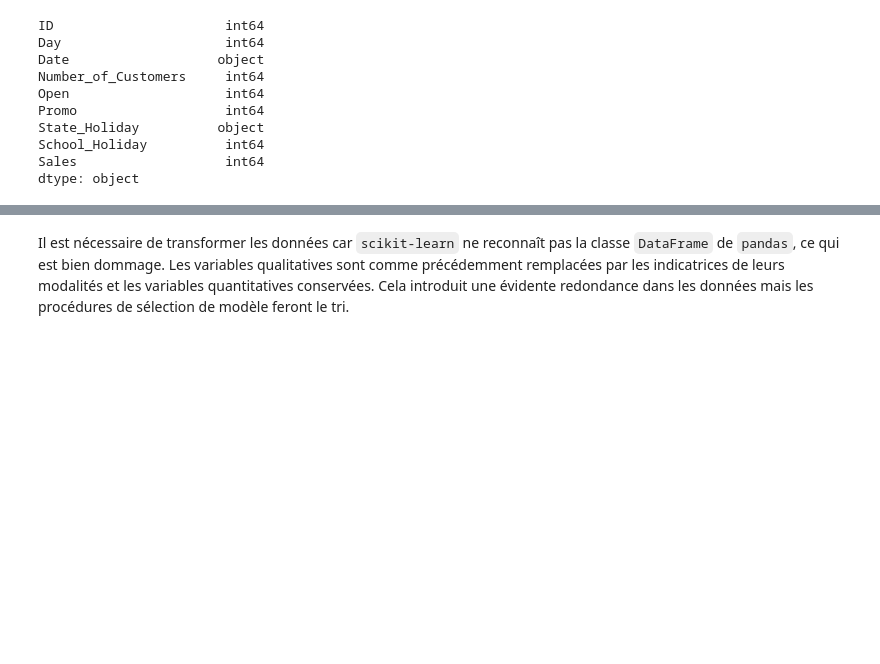
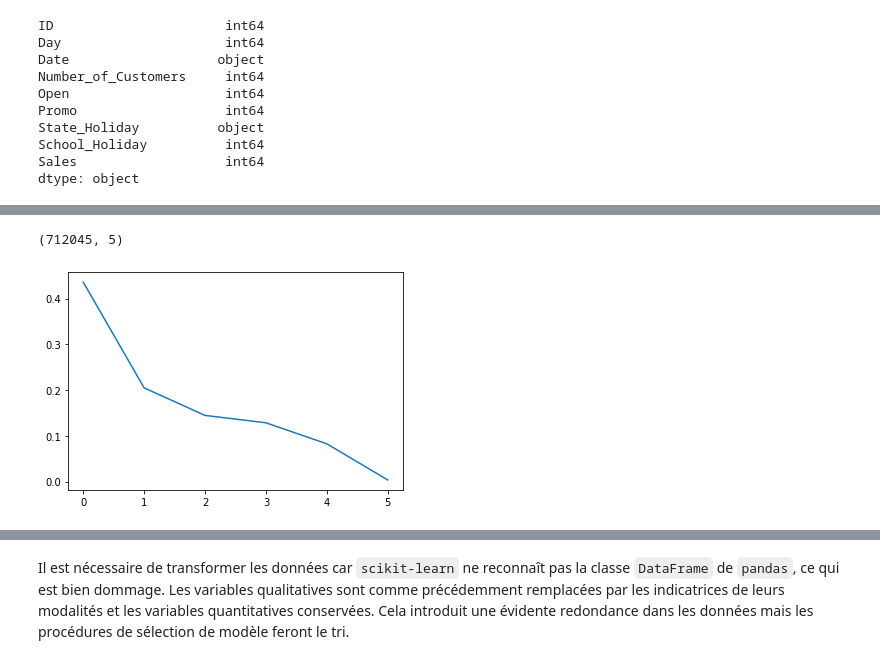
Before and after one commit to Arnofnr/ProjectBigDataCertif, a Jupyter notebook: SalesPredictionOlivier.ipynb, the cells around one changed output, grey strips where cells are left out. Drawn from its saved outputs; the diff is of its cells as text; code cells hidden in the pictures; blank space fills up the shorter version.

```diff
--- a/SalesPredictionOlivier.ipynb
+++ b/SalesPredictionOlivier.ipynb
@@ -67,9 +67,11 @@ df_train['Month'] = df_train['Date'].map(lambda d: d.month)
 df_train["Month"]=pd.DataFrame(df_train["Month"],dtype=int)
 
 
+
 # Redéfinir les types
 df_test["ID"]=pd.DataFrame(df_test["ID"],dtype=int)
-df_test["Day"]=pd.DataFrame(df_test["Day"],dtype=int)
+#df_test["Day"]=pd.DataFrame(df_test["Day"],dtype=int)
+df_test["Day"]=pd.Categorical(df_test["Day"],ordered=True)
 df_test["Date"]=pd.DataFrame(df_test["Date"],dtype="datetime64[ns]")
 df_test["Open"]=pd.DataFrame(df_test["Open"],dtype=bool)
 df_test["Promo"]=pd.DataFrame(df_test["Promo"],dtype=bool)
@@ -139,0 +165,30 @@ df_train.head(5)
+# %%
+from sklearn.decomposition import PCA
+from sklearn.preprocessing import scale
+import matplotlib.pyplot as plt
+import numpy as np
+
+df_train['Number_of_Customers'] = scale(df_train['Number_of_Customers'])
+df_test['Number_of_Customers'] = scale(df_test['Number_of_Customers'])
+
+X_tot_train = df_train[["WeekDay", "Number_of_Customers","Open","Promo","School_Holiday","StH"]].values
+Y_tot_train = df_train[['Sales']].values.ravel()
+
+X_tot_test = df_test[["WeekDay", "Number_of_Customers","Open","Promo","School_Holiday","StH"]].values
+
+
+X_tot_train[X_tot_train == True] = 1
+X_tot_train[X_tot_train == False] = 0
+
+X_tot_test[X_tot_test == True] = 1
+X_tot_test[X_tot_test == False] = 0
+
+X_tot_test = scale(X_tot_test)
+X_tot_train = scale(X_tot_train)
+# %%
+
+# réduction des variables
+
+pca = PCA()
+valPropres=pca.fit(X_tot_train).explained_variance_
+print(valPropres)
@@ -139,0 +212,13 @@ df_train.head(5)
+# %%
+## Estimation, calcul des composantes principales
+C_train = pca.fit(X_tot_train).transform(X_tot_train)[:,:5]
+print(C_train.shape)
+
+C_test = pca.fit(X_tot_test).transform(X_tot_test)[:,:5]
+
+## Décroissance de la variance expliquée
+plt.plot(pca.explained_variance_ratio_)
+plt.show()
+# %% [output]
+(712045, 5)
+[figure, added]
```
Also changed, not shown: parts of 118 cells of this notebook.
